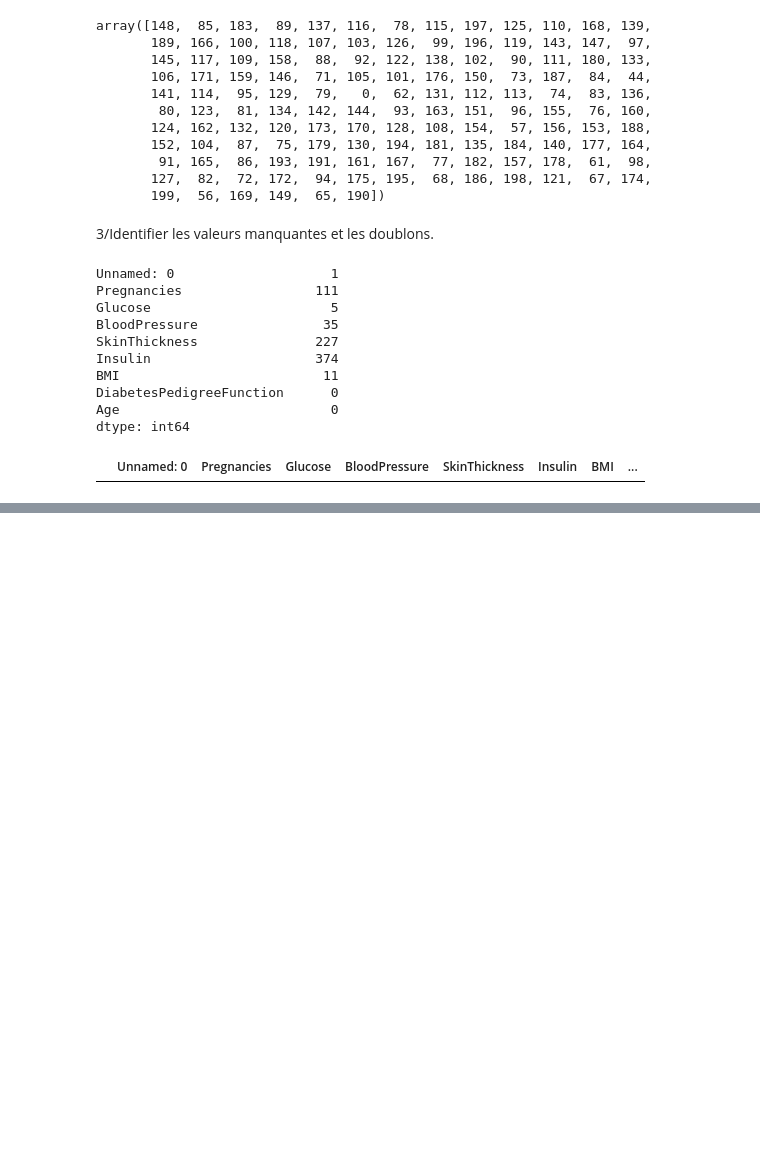
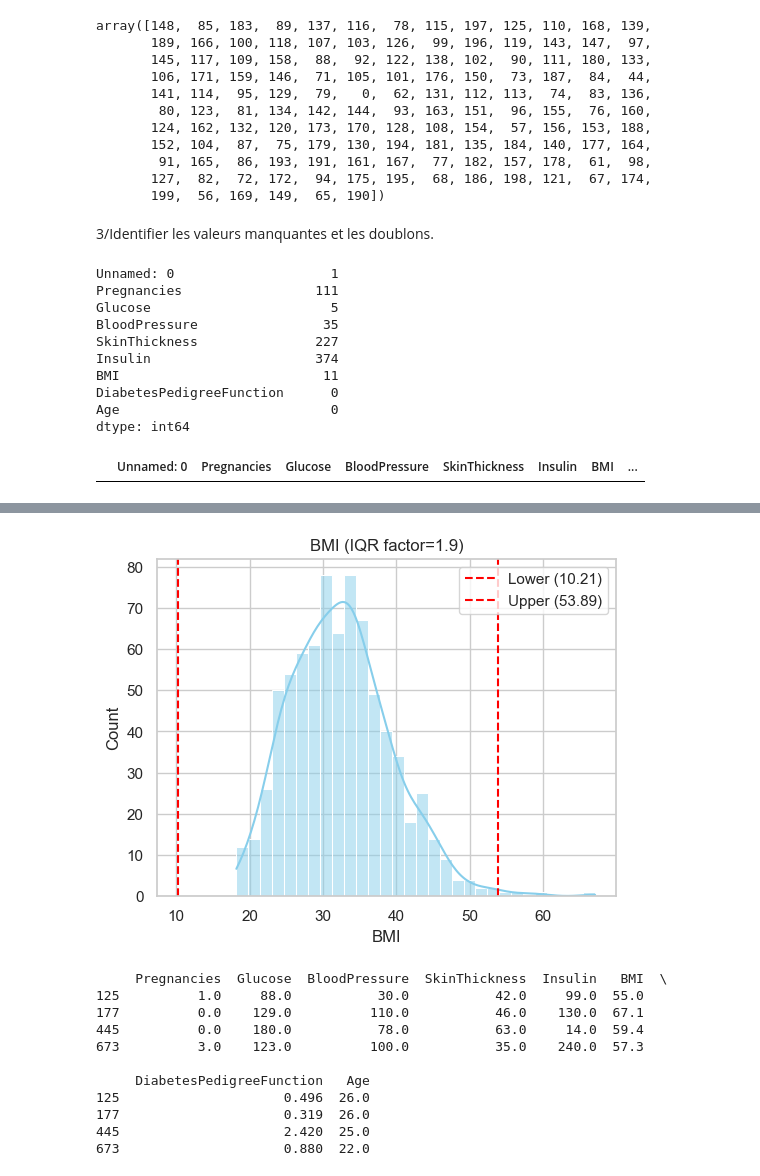
Before and after one commit to elabiad-malika2/Analyse-et-Pr-diction-du-Risque-de-Diab-te, a Jupyter notebook: notebooks/main.ipynb, the cells around one changed output, grey strips where cells are left out. Saved outputs shown, nothing was run; the diff lists cells and outputs as text; code cells hidden in the pictures; blank space fills up the shorter version.

```diff
--- a/notebooks/main.ipynb
+++ b/notebooks/main.ipynb
@@ -152,0 +304,44 @@ df[df.duplicated()]
+# %%
+import matplotlib.pyplot as plt
+import seaborn as sns
+
+# --- Paramètre ajustable : le facteur multiplicatif de l'IQR ---
+factor = 1.9
+
+# Sélection des colonnes numériques
+num_cols = df.select_dtypes(include=['float64', 'int64']).columns
+
+# Création des histogrammes avec bornes
+plt.figure(figsize=(15, 12))
+
+Q1 = df["BMI"].quantile(0.25)
+Q3 = df["BMI"].quantile(0.75)
+IQR = Q3 - Q1
+lower = Q1 - factor * IQR
+upper = Q3 + factor * IQR
+
+outliers = df[(df["BMI"] < lower) | (df["BMI"] > upper)]
+
+plt.subplot(3, 3, 1)
+sns.histplot(df["BMI"], kde=True, bins=30, color='skyblue')
+plt.axvline(lower, color='red', linestyle='--', label=f'Lower ({lower:.2f})')
+plt.axvline(upper, color='red', linestyle='--', label=f'Upper ({upper:.2f})')
+plt.title(f'{"BMI"} (IQR factor={factor})')
+plt.legend()
+
+plt.tight_layout()
+plt.show()
+print(outliers)
+# %% [output]
+[figure, added]
+     Pregnancies  Glucose  BloodPressure  SkinThickness  Insulin   BMI  \
+125          1.0     88.0           30.0           42.0     99.0  55.0
+177          0.0    129.0          110.0           46.0    130.0  67.1
+445          0.0    180.0           78.0           63.0     14.0  59.4
+673          3.0    123.0          100.0           35.0    240.0  57.3
+
+     DiabetesPedigreeFunction   Age
+125                     0.496  26.0
+177                     0.319  26.0
+445                     2.420  25.0
+673                     0.880  22.0
```
Also changed, not shown: parts of 72 cells of this notebook, 1 other file.
